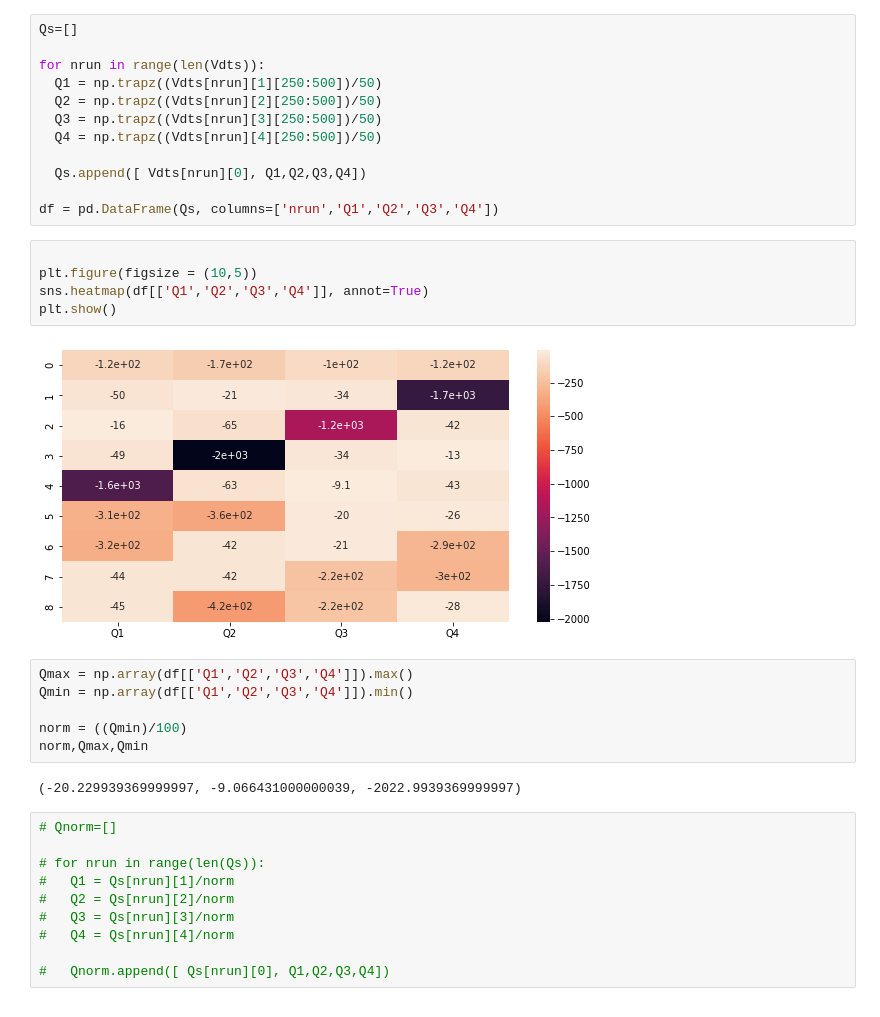
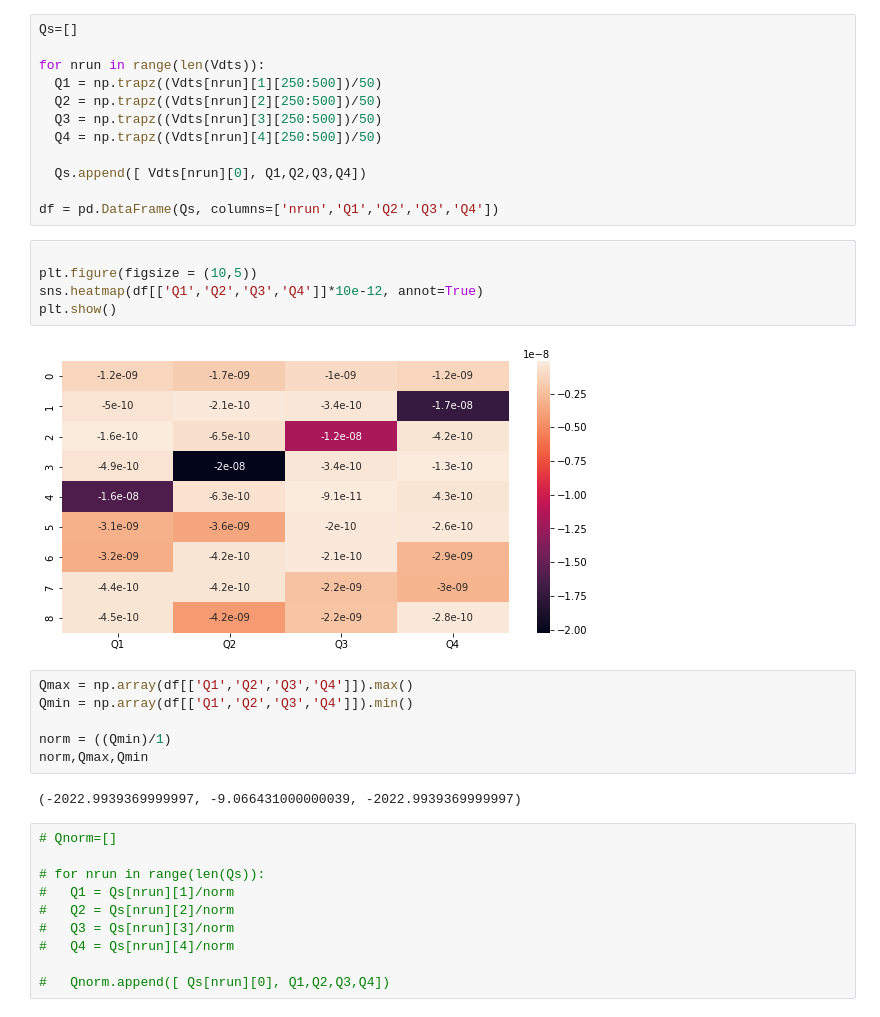
Before and after one commit to A-Rodano/cygno_cloud, a Jupyter notebook: Data_from_cloud.ipynb, the cells around one changed output. Saved outputs shown, nothing was run; the diff lists cells and outputs as text.

```diff
--- a/Data_from_cloud.ipynb
+++ b/Data_from_cloud.ipynb
@@ -228,18 +229,18 @@ df = pd.DataFrame(Qs, columns=['nrun','Q1','Q2','Q3','Q4'])
 # %%
 
 plt.figure(figsize = (10,5))
-sns.heatmap(df[['Q1','Q2','Q3','Q4']], annot=True)
+sns.heatmap(df[['Q1','Q2','Q3','Q4']]*10e-12, annot=True)
 plt.show()
 # %% [output]
-[figure, old version]
+[figure, new version]
 # %%
 Qmax = np.array(df[['Q1','Q2','Q3','Q4']]).max()
 Qmin = np.array(df[['Q1','Q2','Q3','Q4']]).min()
 
-norm = ((Qmin)/100)
+norm = ((Qmin)/1)
 norm,Qmax,Qmin
 # %% [output]
-(-20.229939369999997, -9.066431000000039, -2022.9939369999997)
+(-2022.9939369999997, -9.066431000000039, -2022.9939369999997)
 # %%
 # Qnorm=[]
 
```
Also changed, not shown: parts of 7 cells of this notebook.
